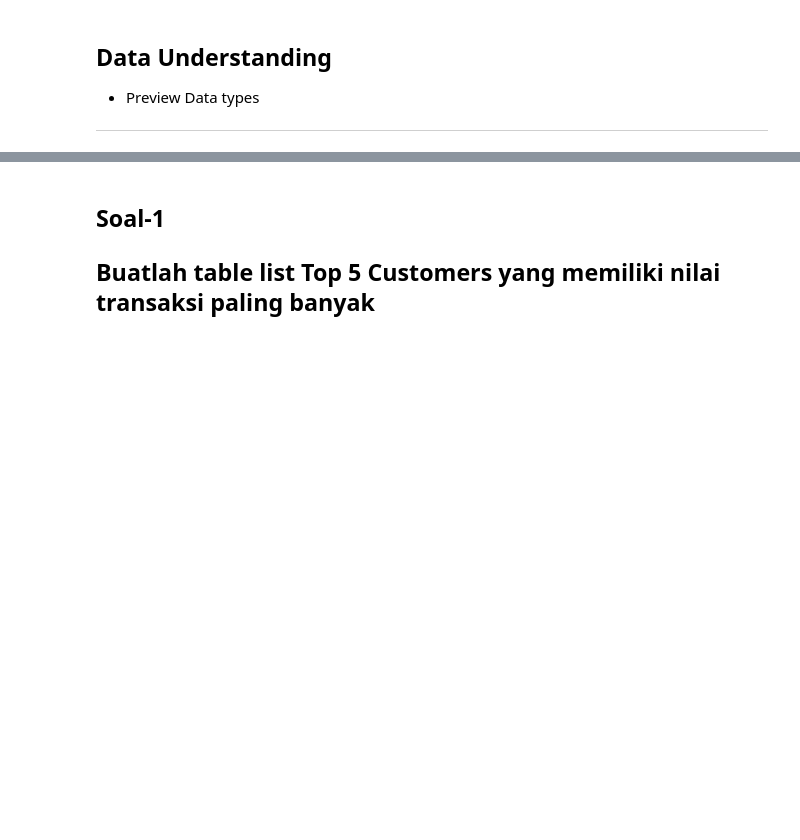
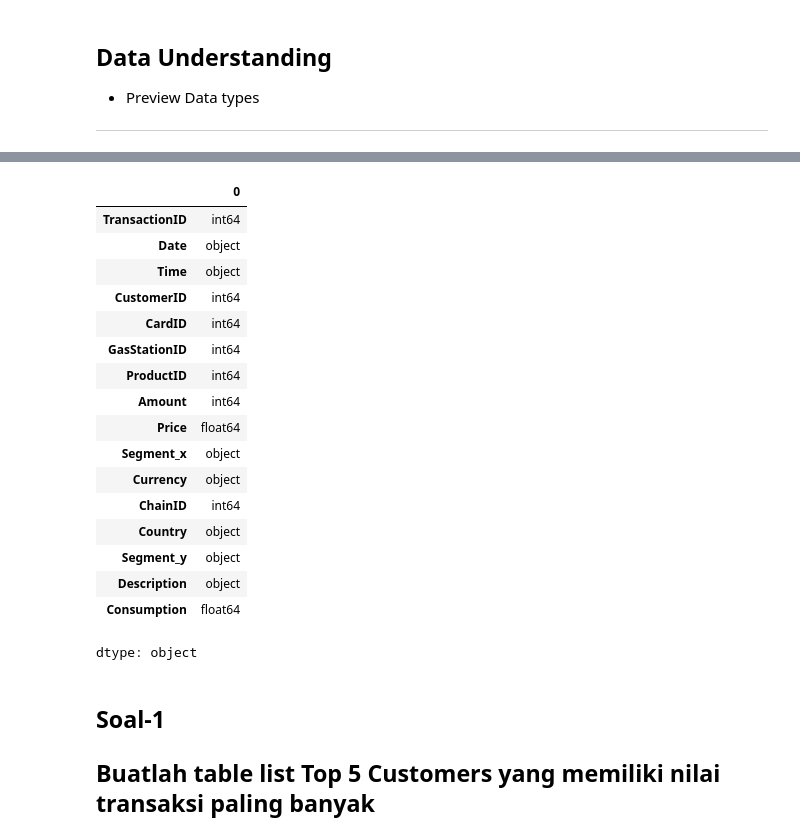
Before and after one commit to HfzhImn/2025_Artificial-Intelligence_TI-1B, a Jupyter notebook: Jobsheet_5_Tugas_Praktikum_Data_Manipulation.ipynb, the cells around one changed output, grey strips where cells are left out. Saved outputs shown, nothing was run; the diff lists cells and outputs as text; code cells hidden in the pictures; blank space fills up the shorter version.

```diff
--- a/Jobsheet_5_Tugas_Praktikum_Data_Manipulation.ipynb
+++ b/Jobsheet_5_Tugas_Praktikum_Data_Manipulation.ipynb
@@ -82,3 +124,24 @@ dtype: object
+# %%
+df_merged.dtypes
+# %% [output]
+|  | 0 |
+| TransactionID | int64 |
+| Date | object |
+| Time | object |
+| CustomerID | int64 |
+| CardID | int64 |
+| GasStationID | int64 |
+| ProductID | int64 |
+| Amount | int64 |
+| Price | float64 |
+| Segment_x | object |
+| Currency | object |
+| ChainID | int64 |
+| Country | object |
+| Segment_y | object |
+| Description | object |
+| Consumption | float64 |
+dtype: object
 # %% [markdown]
 ## Soal-1
 Buatlah table list Top 5 Customers yang memiliki nilai transaksi paling banyak
```
Also changed, not shown: parts of 11 cells of this notebook.
